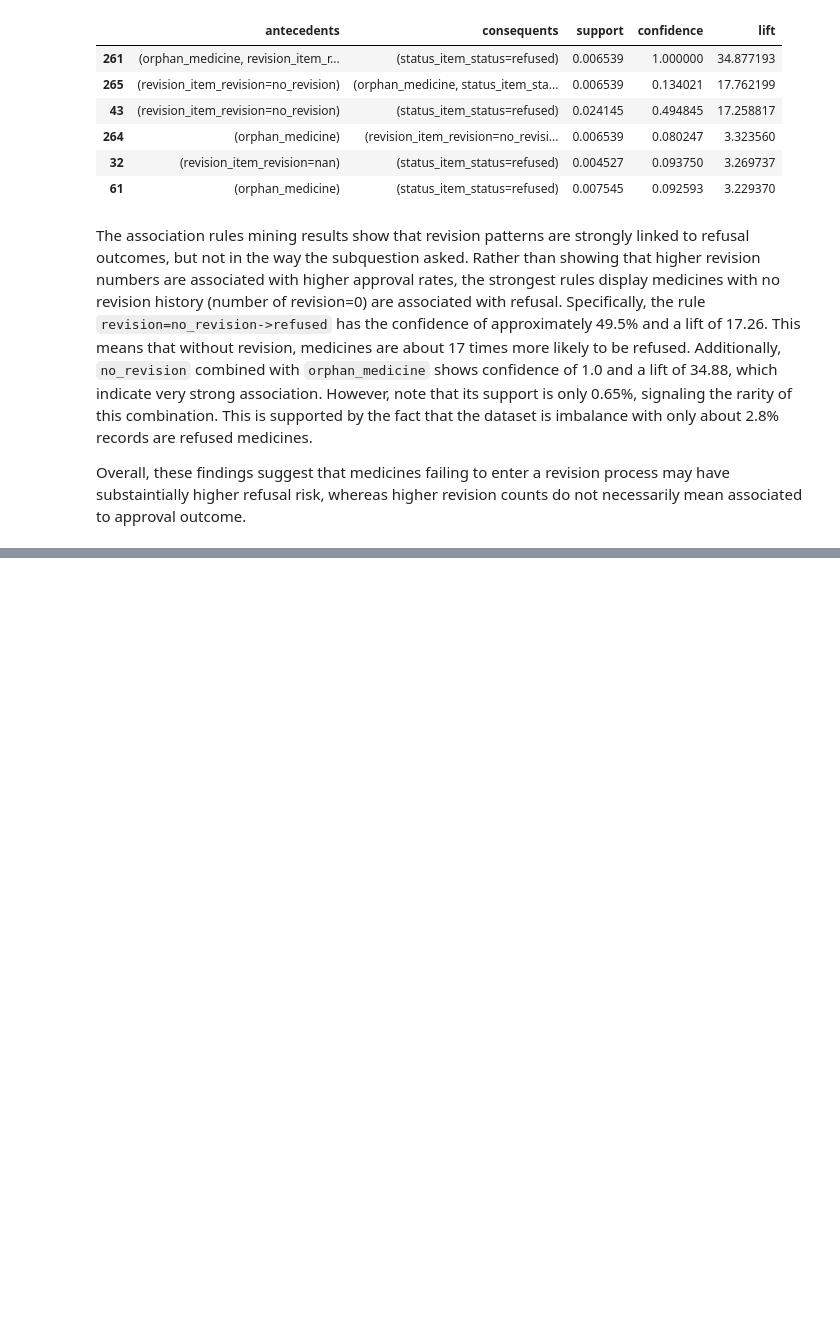
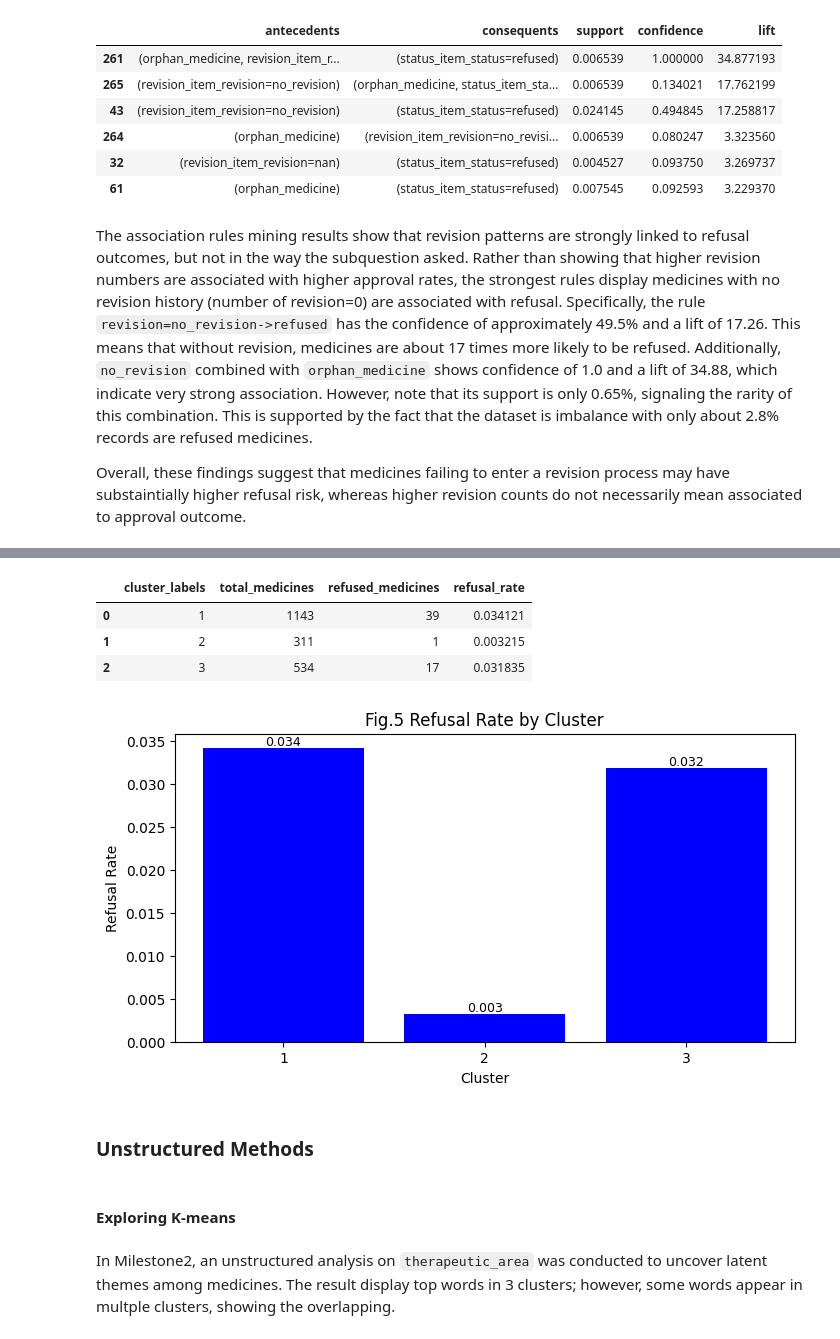
Before and after one commit to SChamnan/ba820-unsupervised-ml-team10-project, a Jupyter notebook: Chamnan_Suon_M4_European_Drugs_Development.ipynb, the cells around one changed output, grey strips where cells are left out. Drawn from its saved outputs; the diff is of its cells as text; code cells hidden in the pictures; blank space fills up the shorter version.

```diff
--- a/Chamnan_Suon_M4_European_Drugs_Development.ipynb
+++ b/Chamnan_Suon_M4_European_Drugs_Development.ipynb
@@ -713,0 +748,5 @@ Overall, these findings suggest that medicines failing to enter a revision proce
+# %%
+n_clusters = 3
+drugs_df["cluster_labels"] = fcluster(Z, n_clusters, criterion="maxclust").astype(str)
+# Look at count of medicines in each cluster
+drugs_df["cluster_labels"].value_counts()
@@ -713,0 +764,61 @@ Overall, these findings suggest that medicines failing to enter a revision proce
+# %%
+# Create refusal flag
+drugs_df["is_refused"] = (
+    drugs_df["authorisation_status"]
+    .astype(str)
+    .str.lower()
+    .str.contains("refus")
+)
+
+# Calculate refusal rate for cluster
+cluster_refusal = (
+    drugs_df
+    .groupby("cluster_labels")
+    .agg(
+        total_medicines=("cluster_labels", "size"),
+        refused_medicines=("is_refused", "sum"),
+        refusal_rate=("is_refused", "mean")
+    )
+    .reset_index()
+)
+cluster_refusal
+# %% [output]
+|  | cluster_labels | total_medicines | refused_medicines | refusal_rate |
+| 0 | 1 | 1143 | 39 | 0.034121 |
+| 1 | 2 | 311 | 1 | 0.003215 |
+| 2 | 3 | 534 | 17 | 0.031835 |
+# %%
+# Visualizing refusal rate in each cluster
+plt.figure(figsize=(8,4))
+bars = plt.bar(
+    cluster_refusal.index + 1,
+    cluster_refusal["refusal_rate"],
+    color = "blue"
+)
+
+plt.xticks((cluster_refusal.index+1).astype(int))
+
+# Add data labels
+for bar in bars:
+    height = bar.get_height()
+    plt.text(
+        bar.get_x() + bar.get_width() / 2,
+        height,
+        f'{height:.3f}', # Format to 3 decimal places
+        ha='center',
+        va='bottom',
+        fontsize=9
+    )
+
+plt.xlabel("Cluster")
+plt.ylabel("Refusal Rate")
+plt.title("Fig.5 Refusal Rate by Cluster")
+plt.show()
+# %% [output]
+[figure, added]
+# %% [markdown]
+### **Unstructured Methods**
+# %% [markdown]
+#### **Exploring K-means**
+# %% [markdown]
+In Milestone2, an unstructured analysis on `therapeutic_area` was conducted to uncover latent themes among medicines. The result display top words in 3 clusters; however, some words appear in multple clusters, showing the overlapping.
```
Also changed, not shown: parts of 31 cells of this notebook.
